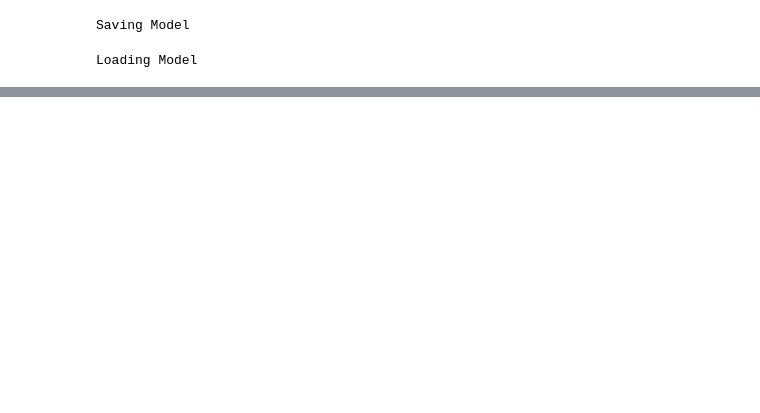
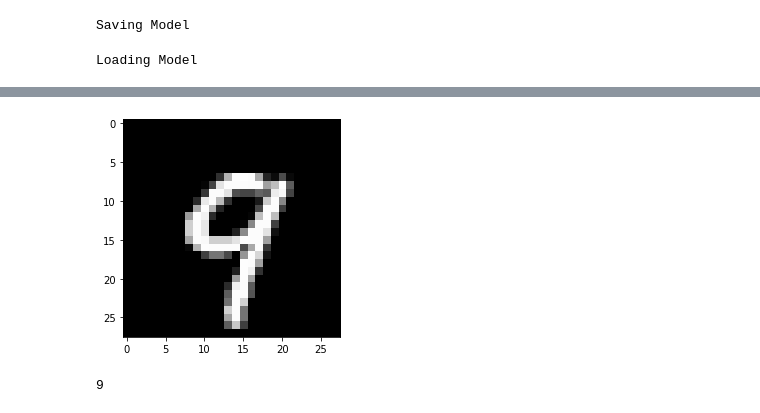
Before and after one commit to Uzzy97/Emerging-Tech-Assessment, a Jupyter notebook: Digit-Model.ipynb, the cells around one changed output, grey strips where cells are left out. Cells and saved outputs as stored; diff of their text form; code cells hidden in the pictures; blank space fills up the shorter version.

```diff
--- a/Digit-Model.ipynb
+++ b/Digit-Model.ipynb
@@ -129,0 +152,8 @@ plt.show()
+# %%
+plt.imshow(x_test[12].reshape(28, 28), cmap="gray")
+plt.show()
+
+np.argmax(loadedModel.predict(x_test[12:13]))
+# %% [output]
+[figure, added]
+9
```
Also changed, not shown: parts of 16 cells of this notebook, 6 other files.
